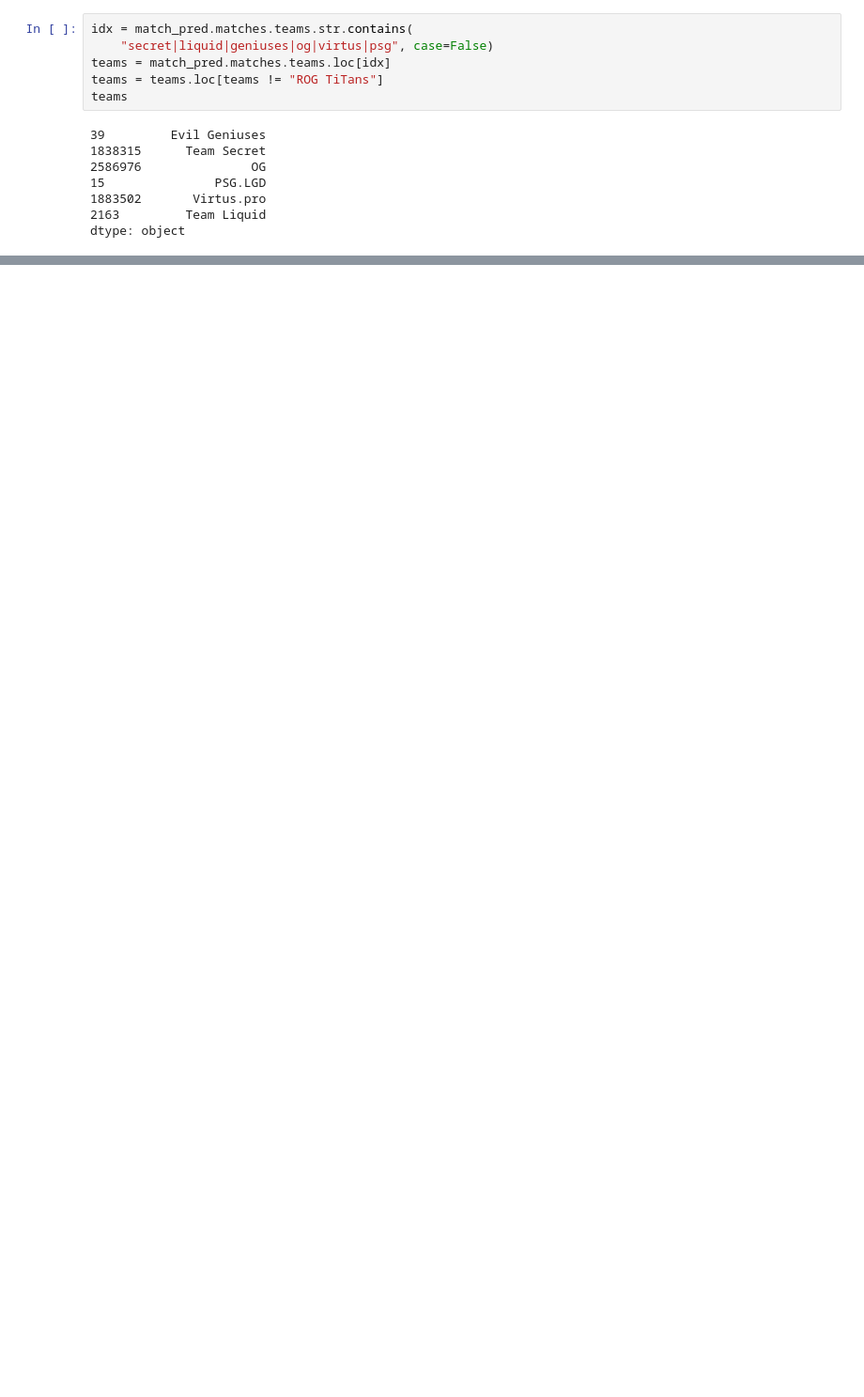
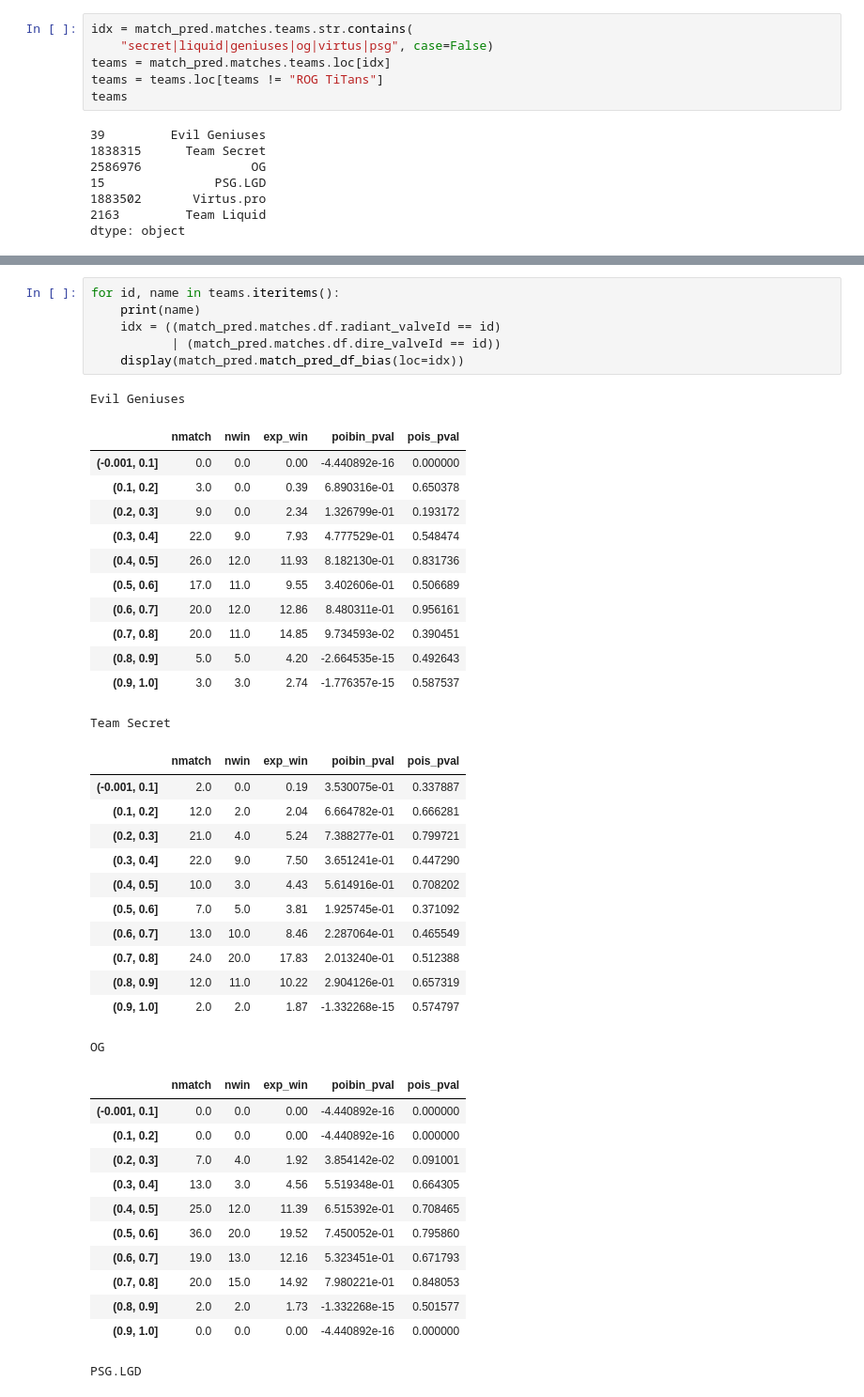
Before and after one commit to yl3/dota2, a Jupyter notebook: notebooks/13-initial_exploration_of_predictions.20190809.ipynb, the cells around one changed output, grey strips where cells are left out. Shown at 94% size. Cells and saved outputs as stored; diff of their text form; blank space fills up the shorter version.

```diff
--- a/notebooks/13-initial_exploration_of_predictions.20190809.ipynb
+++ b/notebooks/13-initial_exploration_of_predictions.20190809.ipynb
@@ -379,0 +405,44 @@ Name: 4254998044, dtype: float64
+# %%
+for id, name in teams.iteritems():
+    print(name)
+    idx = ((match_pred.matches.df.radiant_valveId == id)
+           | (match_pred.matches.df.dire_valveId == id))
+    display(match_pred.match_pred_df_bias(loc=idx))
+# %% [output]
+Evil Geniuses
+|  | nmatch | nwin | exp_win | poibin_pval | pois_pval |
+| (-0.001, 0.1] | 0.0 | 0.0 | 0.00 | -4.440892e-16 | 0.000000 |
+| (0.1, 0.2] | 3.0 | 0.0 | 0.39 | 6.890316e-01 | 0.650378 |
+| (0.2, 0.3] | 9.0 | 0.0 | 2.34 | 1.326799e-01 | 0.193172 |
+| (0.3, 0.4] | 22.0 | 9.0 | 7.93 | 4.777529e-01 | 0.548474 |
+| (0.4, 0.5] | 26.0 | 12.0 | 11.93 | 8.182130e-01 | 0.831736 |
+| (0.5, 0.6] | 17.0 | 11.0 | 9.55 | 3.402606e-01 | 0.506689 |
+| (0.6, 0.7] | 20.0 | 12.0 | 12.86 | 8.480311e-01 | 0.956161 |
+| (0.7, 0.8] | 20.0 | 11.0 | 14.85 | 9.734593e-02 | 0.390451 |
+| (0.8, 0.9] | 5.0 | 5.0 | 4.20 | -2.664535e-15 | 0.492643 |
+| (0.9, 1.0] | 3.0 | 3.0 | 2.74 | -1.776357e-15 | 0.587537 |
+Team Secret
+|  | nmatch | nwin | exp_win | poibin_pval | pois_pval |
+| (-0.001, 0.1] | 2.0 | 0.0 | 0.19 | 3.530075e-01 | 0.337887 |
+| (0.1, 0.2] | 12.0 | 2.0 | 2.04 | 6.664782e-01 | 0.666281 |
+| (0.2, 0.3] | 21.0 | 4.0 | 5.24 | 7.388277e-01 | 0.799721 |
+| (0.3, 0.4] | 22.0 | 9.0 | 7.50 | 3.651241e-01 | 0.447290 |
+| (0.4, 0.5] | 10.0 | 3.0 | 4.43 | 5.614916e-01 | 0.708202 |
+| (0.5, 0.6] | 7.0 | 5.0 | 3.81 | 1.925745e-01 | 0.371092 |
+| (0.6, 0.7] | 13.0 | 10.0 | 8.46 | 2.287064e-01 | 0.465549 |
+| (0.7, 0.8] | 24.0 | 20.0 | 17.83 | 2.013240e-01 | 0.512388 |
+| (0.8, 0.9] | 12.0 | 11.0 | 10.22 | 2.904126e-01 | 0.657319 |
+| (0.9, 1.0] | 2.0 | 2.0 | 1.87 | -1.332268e-15 | 0.574797 |
+OG
+|  | nmatch | nwin | exp_win | poibin_pval | pois_pval |
+| (-0.001, 0.1] | 0.0 | 0.0 | 0.00 | -4.440892e-16 | 0.000000 |
+| (0.1, 0.2] | 0.0 | 0.0 | 0.00 | -4.440892e-16 | 0.000000 |
+| (0.2, 0.3] | 7.0 | 4.0 | 1.92 | 3.854142e-02 | 0.091001 |
+| (0.3, 0.4] | 13.0 | 3.0 | 4.56 | 5.519348e-01 | 0.664305 |
+| (0.4, 0.5] | 25.0 | 12.0 | 11.39 | 6.515392e-01 | 0.708465 |
+| (0.5, 0.6] | 36.0 | 20.0 | 19.52 | 7.450052e-01 | 0.795860 |
+| (0.6, 0.7] | 19.0 | 13.0 | 12.16 | 5.323451e-01 | 0.671793 |
+| (0.7, 0.8] | 20.0 | 15.0 | 14.92 | 7.980221e-01 | 0.848053 |
+| (0.8, 0.9] | 2.0 | 2.0 | 1.73 | -1.332268e-15 | 0.501577 |
+| (0.9, 1.0] | 0.0 | 0.0 | 0.00 | -4.440892e-16 | 0.000000 |
+PSG.LGD
```
Also changed, not shown: parts of 15 cells of this notebook, 2 other files.
